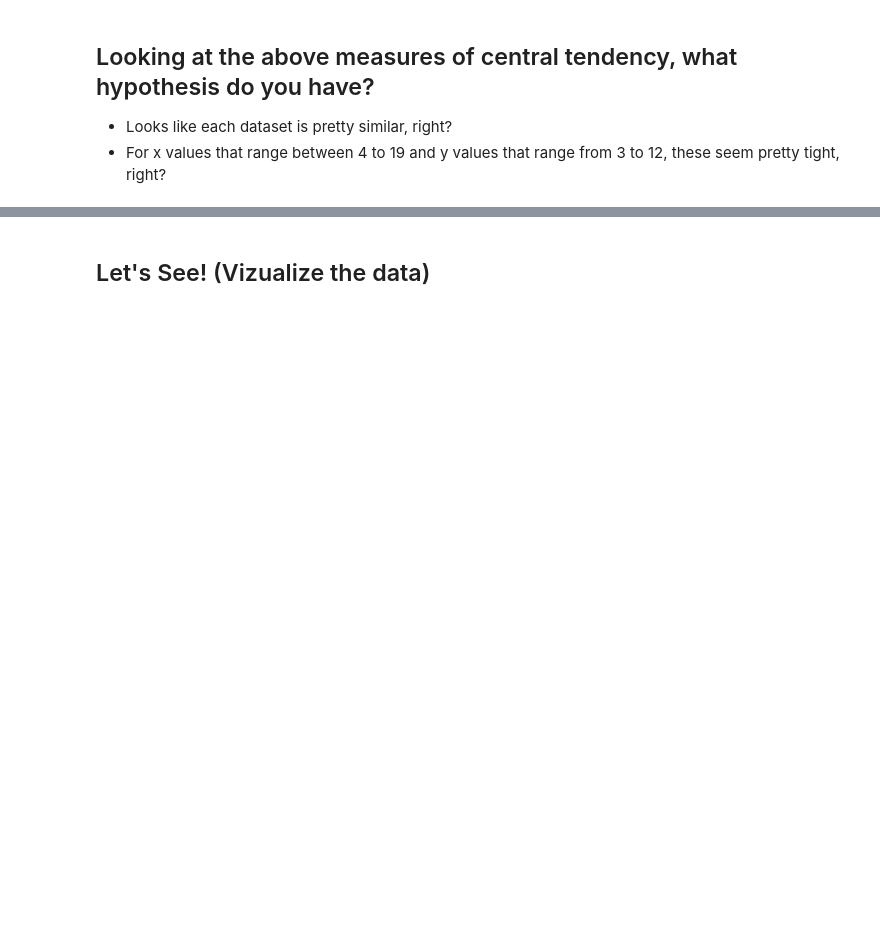
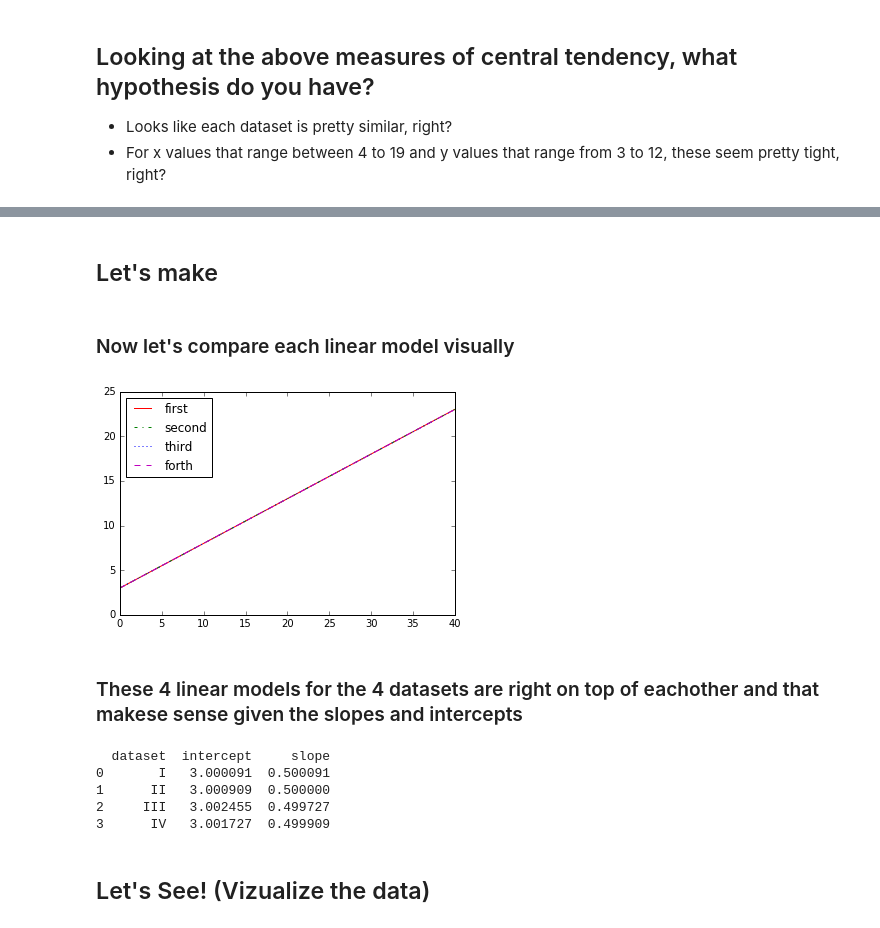
Before and after one commit to ryanorsinger/intro-to-machine-learning-workshop, a Jupyter notebook: describe-vizualize-data.ipynb, the cells around one changed output, grey strips where cells are left out. Drawn from its saved outputs; the diff is of its cells as text; code cells hidden in the pictures; blank space fills up the shorter version.

Commit message:
Add linear regressions to anscombe analysis

```diff
--- a/describe-vizualize-data.ipynb
+++ b/describe-vizualize-data.ipynb
@@ -83,0 +96,12 @@ quartet.groupby('dataset').agg(["mean", "std"])
+# %%
+first = quartet[quartet.dataset == "I"]
+X = first[["x"]]
+y = first[["y"]]
+
+first_linear_model = LinearRegression().fit(X, y)
+first_intercept = first_linear_model.intercept_[0]
+first_slope = first_linear_model.coef_[0][0]
+
+# y = mx + b
+print("Intercept is", first_intercept)
+print("Slope is", first_slope)
@@ -83,0 +173,2 @@ quartet.groupby('dataset').agg(["mean", "std"])
+# %% [markdown]
+## Let's make
@@ -84,3 +178,35 @@ quartet.groupby('dataset').agg(["mean", "std"])
+# %% [markdown]
+### Now let's compare each linear model visually
+# %%
+import matplotlib.pyplot as plt
+import numpy as np
+fig = plt.figure()
+# x = np.linspace(-5,5,100)
+x = np.linspace(0,40,40)
+ax.spines['left'].set_position('center')
+ax.spines['bottom'].set_position('center')
+ax.spines['right'].set_color('none')
+ax.spines['top'].set_color('none')
+ax.xaxis.set_ticks_position('bottom')
+ax.yaxis.set_ticks_position('left')
+plt.plot(x, first_slope * x + first_intercept, '-r', label='first')
+plt.plot(x, second_slope * x + second_intercept,'-.g', label='second')
+plt.plot(x, third_slope * x + third_intercept,':b', label='third')
+plt.plot(x, forth_slope * x + forth_intercept,'--m', label='forth')
+plt.legend(loc='upper left')
+plt.show()
+# %% [output]
+[figure, added]
+# %% [markdown]
+### These 4 linear models for the 4 datasets are right on top of eachother and that makese sense given the slopes and intercepts
+# %%
+print(output)
+# %% [output]
+  dataset  intercept     slope
+0       I   3.000091  0.500091
+1      II   3.000909  0.500000
+2     III   3.002455  0.499727
+3      IV   3.001727  0.499909
 # %% [markdown]
 ## Let's See! (Vizualize the data)
 # %%
```
Also changed, not shown: parts of 10 cells of this notebook, 1 other file.
